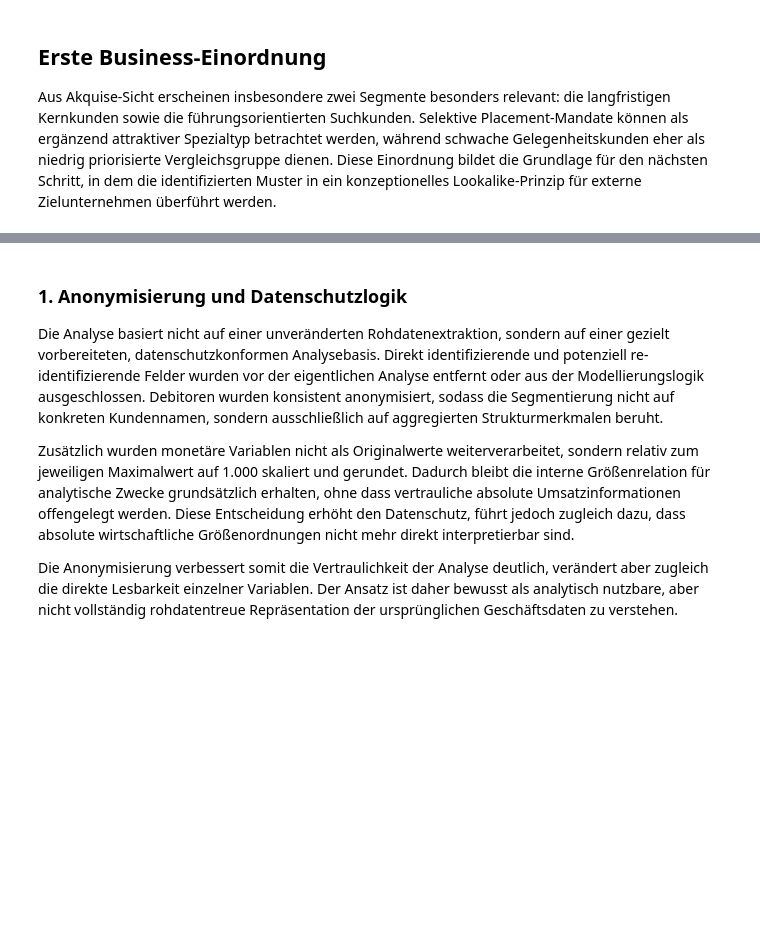
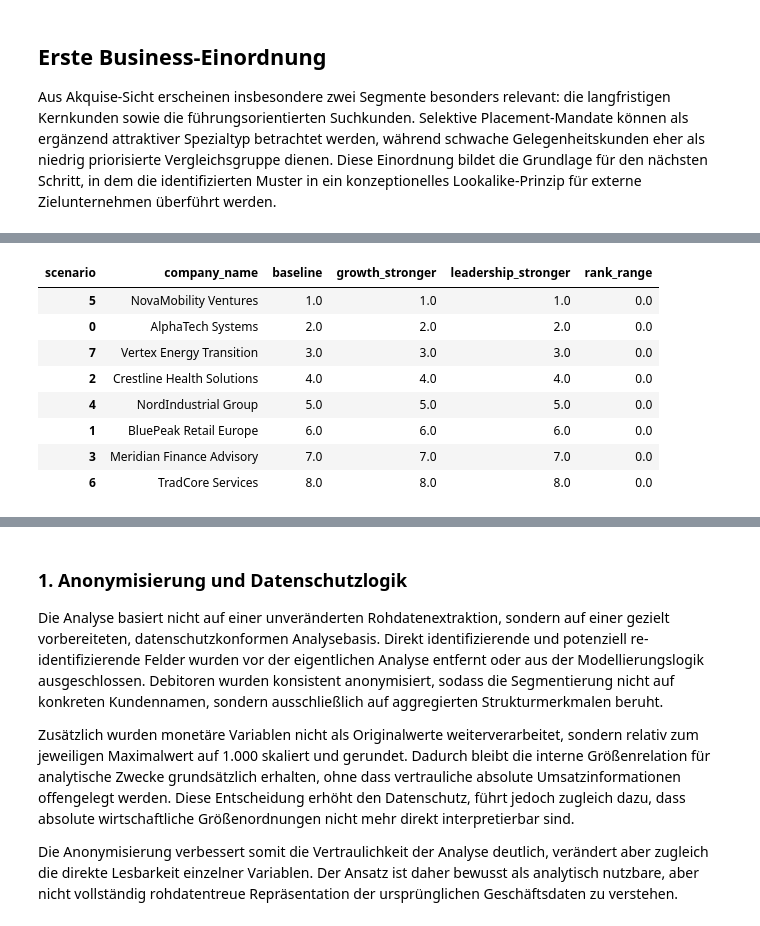
Before and after one commit to jensus-rep/data01-executive-search-analytics, a Jupyter notebook: notebooks/05_interpretation_and_lookalike_poc.ipynb, the cells around one changed output, grey strips where cells are left out. Drawn from its saved outputs; the diff is of its cells as text; code cells hidden in the pictures; blank space fills up the shorter version.

```diff
--- a/notebooks/05_interpretation_and_lookalike_poc.ipynb
+++ b/notebooks/05_interpretation_and_lookalike_poc.ipynb
@@ -521,0 +782,30 @@ Trotz dieser Einschränkungen stärkt der PoC die Gesamtlogik des Projekts, weil
+# %%
+ranking_stability = (
+    sensitivity_results
+    .pivot_table(
+        index="company_name",
+        columns="scenario",
+        values="rank"
+    )
+    .reset_index()
+)
+
+ranking_stability["rank_range"] = (
+    ranking_stability.drop(columns="company_name").max(axis=1) -
+    ranking_stability.drop(columns="company_name").min(axis=1)
+)
+
+ranking_stability.sort_values(
+    by=["rank_range", "baseline", "company_name"],
+    ascending=[True, True, True]
+)
+# %% [output]
+| scenario | company_name | baseline | growth_stronger | leadership_stronger | rank_range |
+| 5 | NovaMobility Ventures | 1.0 | 1.0 | 1.0 | 0.0 |
+| 0 | AlphaTech Systems | 2.0 | 2.0 | 2.0 | 0.0 |
+| 7 | Vertex Energy Transition | 3.0 | 3.0 | 3.0 | 0.0 |
+| 2 | Crestline Health Solutions | 4.0 | 4.0 | 4.0 | 0.0 |
+| 4 | NordIndustrial Group | 5.0 | 5.0 | 5.0 | 0.0 |
+| 1 | BluePeak Retail Europe | 6.0 | 6.0 | 6.0 | 0.0 |
+| 3 | Meridian Finance Advisory | 7.0 | 7.0 | 7.0 | 0.0 |
+| 6 | TradCore Services | 8.0 | 8.0 | 8.0 | 0.0 |
```
Also changed, not shown: parts of 12 cells of this notebook, 6 other files.
